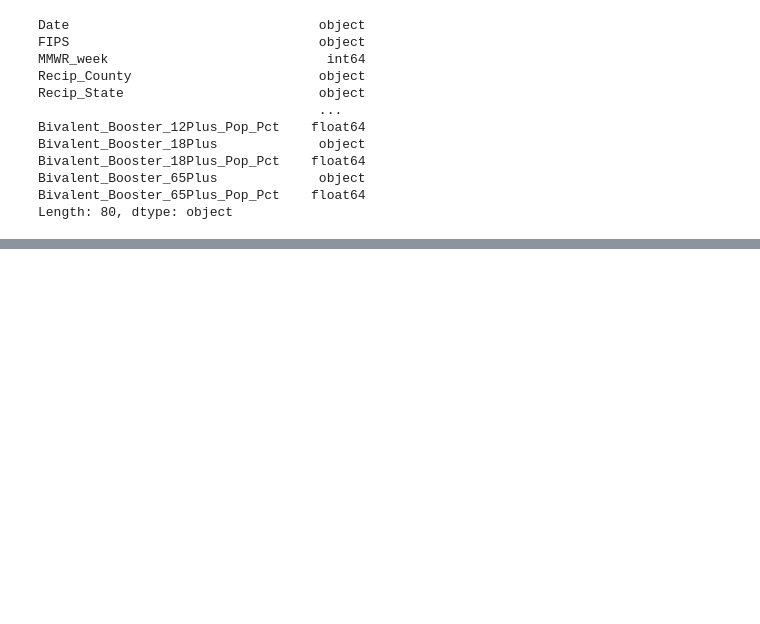
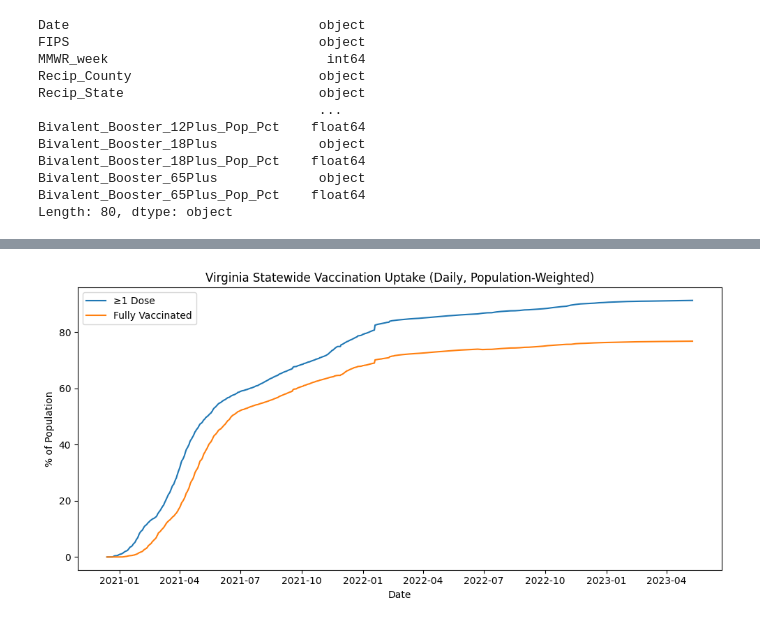
Before and after one commit to natchan19/COVIDResearch, a Jupyter notebook: DataCleaning.ipynb, the cells around one changed output, grey strips where cells are left out. Cells and saved outputs as stored; diff of their text form; code cells hidden in the pictures; blank space fills up the shorter version.

Commit message:
better graphs

```diff
--- a/DataCleaning.ipynb
+++ b/DataCleaning.ipynb
@@ -195,0 +173,20 @@ sns.lineplot(data=cdccomms, x='date', y='valence')
+# %%
+daily = (
+    vaccinedf.groupby('Date')
+    .apply(lambda g: pd.Series({
+        'dose1_pct': (g['Administered_Dose1_Recip'].sum() / g['Census2019'].sum()) * 100,
+        'complete_pct': (g['Series_Complete_Yes'].sum() / g['Census2019'].sum()) * 100,
+    }))
+    .reset_index()
+)
+
+fig, ax = plt.subplots(figsize=(10, 5))
+sns.lineplot(data=daily, x='Date', y='dose1_pct', label='≥1 Dose', ax=ax)
+sns.lineplot(data=daily, x='Date', y='complete_pct', label='Fully Vaccinated', ax=ax)
+ax.set_ylabel('% of Population')
+ax.set_title('Virginia Statewide Vaccination Uptake (Daily, Population-Weighted)')
+ax.legend()
+plt.tight_layout()
+plt.show()
+# %% [output]
+[figure, added]
```
Also changed, not shown: parts of 14 cells of this notebook.
